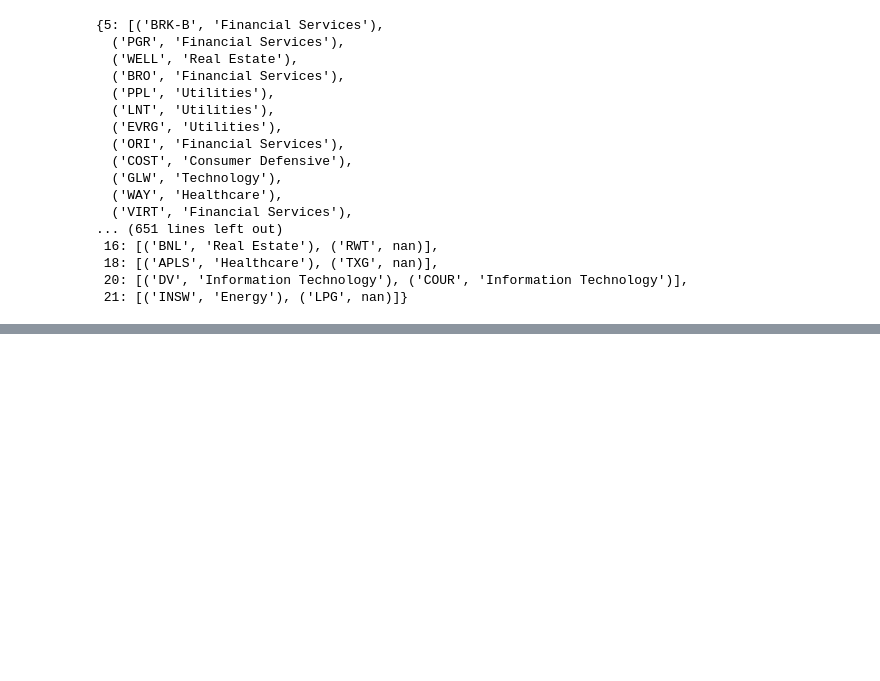
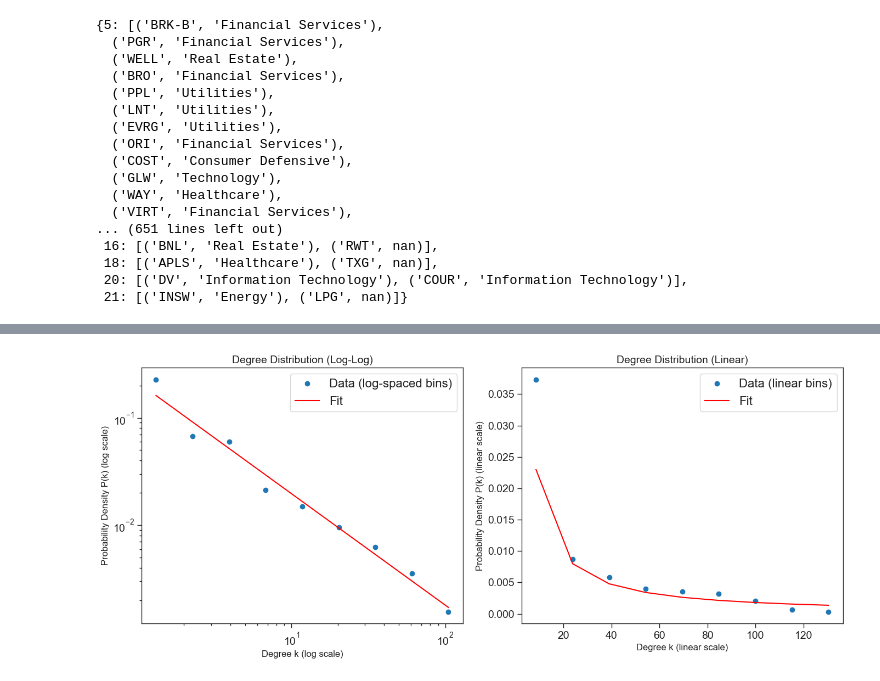
Before and after one commit to Sankalp-Bartwal/stock-correlation-study, a Jupyter notebook: networkDiagram.ipynb, the cells around one changed output, grey strips where cells are left out. Drawn from its saved outputs; the diff is of its cells as text; code cells hidden in the pictures; blank space fills up the shorter version.

```diff
--- a/networkDiagram.ipynb
+++ b/networkDiagram.ipynb
@@ -1023,0 +1064,15 @@ plot_joint_degree_distribution(avg_jdd_null, title='Average JDD from 100 Null Mo
+# %%
+for node in G_stocks.nodes:
+    # Add degree centrality attribute if available
+    if node in degree_centrality_real:
+        G_stocks.nodes[node]['degree_centrality'] = degree_centrality_real[node]
+
+    # Add eigenvector centrality attribute if available
+    if node in eigen_centrality_real:
+        G_stocks.nodes[node]['eigenvector_centrality'] = eigen_centrality_real[node]
+
+    # Add clustering coefficient attribute if available
+    if node in cluster_coefficent_stock_real:
+        G_stocks.nodes[node]['clustering_coefficient'] = cluster_coefficent_stock_real[node]
+# Step 4: Export to GEXF, export grpah to gephi for better visualization
+nx.write_gexf(G_stocks, "stock_network_communities.gexf")
@@ -1023,0 +1134,72 @@ plot_joint_degree_distribution(avg_jdd_null, title='Average JDD from 100 Null Mo
+# %%
+# import numpy as np
+# import matplotlib.pyplot as plt
+# import networkx as nx
+
+# --- Assume you already have your graph G ---
+# Example:
+# G = nx.read_edgelist("your_edge_list.txt", nodetype=str)
+# degrees = np.array([G.degree(node) for node in G])
+# kmin = min(degrees)
+# kmax = max(degrees)
+
+# For demonstration, let's create a sample graph (remove or replace this block with your data)
+G = G_stocks
+degrees = np.array([G.degree(node) for node in G])
+kmin = max(1, min(degrees))  # ensure kmin>=1 for log calculations
+kmax = max(degrees)
+
+# ---- Histogram using logarithmically spaced bins for log-log plot ----
+num_bins = 10
+bin_edges_log = np.logspace(np.log10(kmin), np.log10(kmax), num=num_bins)
+density_log, _ = np.histogram(degrees, bins=bin_edges_log, density=True)
+# Calculate midpoints in log space:
+midpoints_log = 10 ** ((np.log10(bin_edges_log[:-1]) + np.log10(bin_edges_log[1:])) / 2)
+
+# Perform linear regression in log-log space
+log_midpoints_log = np.log10(midpoints_log)
+log_density_log = np.log10(density_log)
+slope, intercept = np.polyfit(log_midpoints_log, log_density_log, 1)
+fitted_log_density = 10 ** (slope * log_midpoints_log + intercept)
+
+# ---- Histogram using linearly spaced bins for linear plot ----
+bin_edges_linear = np.linspace(kmin, kmax, num=num_bins)
+density_linear, _ = np.histogram(degrees, bins=bin_edges_linear, density=True)
+midpoints_linear = (bin_edges_linear[:-1] + bin_edges_linear[1:]) / 2
+# Use the same fitted model (power-law) for the linear-scale plot:
+fitted_density_linear = 10 ** (slope * np.log10(midpoints_linear) + intercept)
+
+# ---- Create plots side by side ----
+fig, axs = plt.subplots(1, 2, figsize=(14, 6))
+
+# Log-Log plot:
+axs[0].loglog(midpoints_log, density_log, marker='o', linestyle='none', label='Data (log-spaced bins)')
+axs[0].loglog(midpoints_log, fitted_log_density, linestyle='-', color='red',
+             label=f'Fit')
+# axs[0].loglog(midpoints_log, fitted_log_density, linestyle='-', color='red',
+#              label=f'Fit: slope = {slope:.2f}')
+axs[0].set_xlabel('Degree k (log scale)', fontsize=12)
+axs[0].set_ylabel('Probability Density P(k) (log scale)', fontsize=12)
+axs[0].set_title('Degree Distribution (Log-Log)', fontsize=14)
+axs[0].legend()
+
+# Linear plot:
+axs[1].plot(midpoints_linear, density_linear, marker='o', linestyle='none', label='Data (linear bins)')
+axs[1].plot(midpoints_linear, fitted_density_linear, linestyle='-', color='red',
+            label=f'Fit')
+# axs[1].plot(midpoints_linear, fitted_density_linear, linestyle='-', color='red',
+#             label=f'Fit: slope = {slope:.2f}')
+axs[1].set_xlabel('Degree k (linear scale)', fontsize=12)
+axs[1].set_ylabel('Probability Density P(k) (linear scale)', fontsize=12)
+axs[1].set_title('Degree Distribution (Linear)', fontsize=14)
+axs[1].legend()
+
+plt.tight_layout()
+plt.show()
+
+# Print fitted parameters for reference
+print("Fitted power-law parameters:")
+print(f"  Slope (exponent): {slope:.3f}")
+print(f"  Intercept: {intercept:.3f}")
+# %% [output]
+[figure, added]
```
Also changed, not shown: parts of 5 cells of this notebook, 4 other files.
